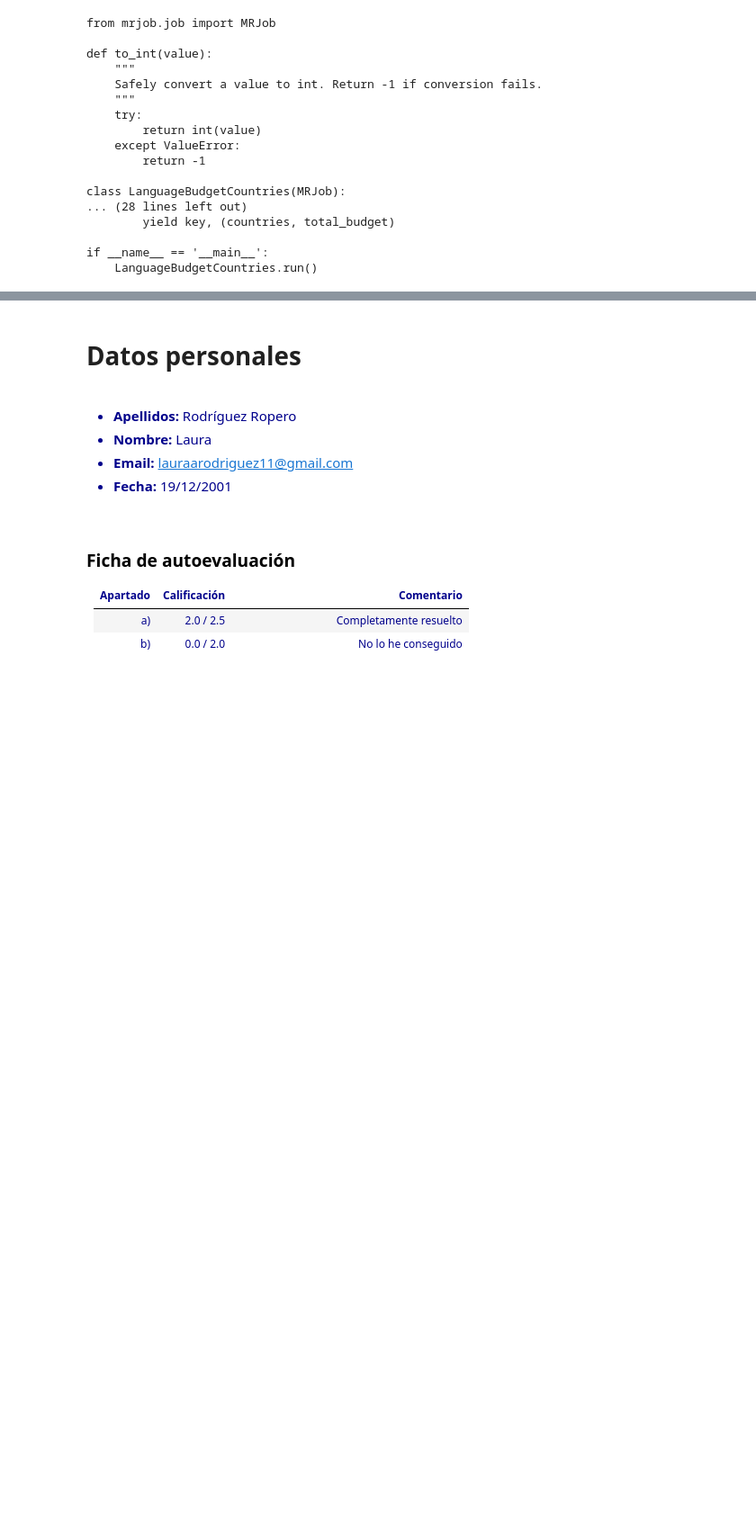
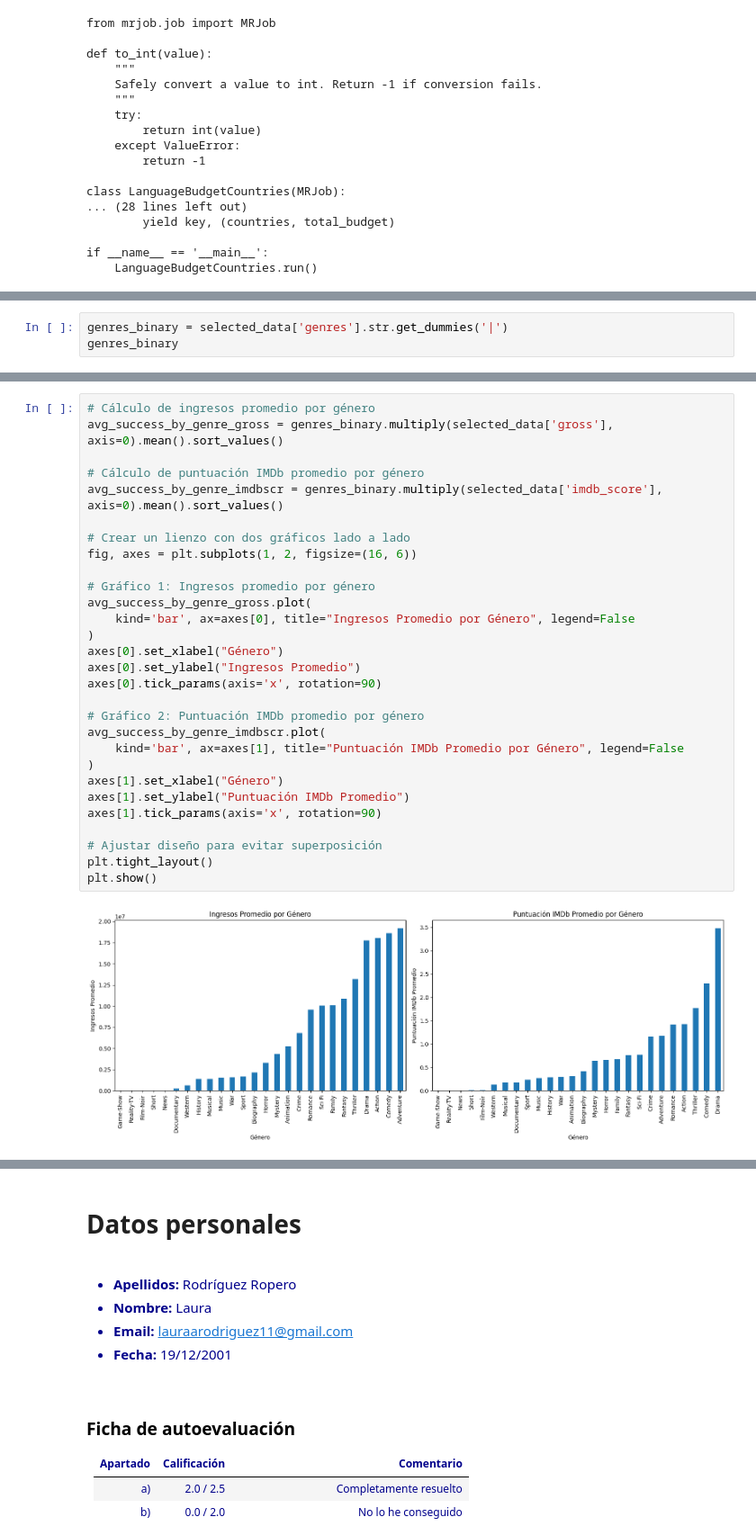
Before and after one commit to lauraarodriguez11/master_ucm, a Jupyter notebook: trabajos/4/movies_02.ipynb, the cells around one changed output, grey strips where cells are left out. Shown at 90% size. Cells and saved outputs as stored; diff of their text form; blank space fills up the shorter version.

```diff
--- a/trabajos/4/movies_02.ipynb
+++ b/trabajos/4/movies_02.ipynb
@@ -1365,0 +1530,3 @@ Tras eliminar el párrafo anterior, en verde, sustituye éste por tu enunciado,
+# %%
+genres_binary = selected_data['genres'].str.get_dummies('|')
+genres_binary
@@ -1365,0 +1547,31 @@ Tras eliminar el párrafo anterior, en verde, sustituye éste por tu enunciado,
+# %%
+# Cálculo de ingresos promedio por género
+avg_success_by_genre_gross = genres_binary.multiply(selected_data['gross'], axis=0).mean().sort_values()
+
+# Cálculo de puntuación IMDb promedio por género
+avg_success_by_genre_imdbscr = genres_binary.multiply(selected_data['imdb_score'], axis=0).mean().sort_values()
+
+# Crear un lienzo con dos gráficos lado a lado
+fig, axes = plt.subplots(1, 2, figsize=(16, 6))
+
+# Gráfico 1: Ingresos promedio por género
+avg_success_by_genre_gross.plot(
+    kind='bar', ax=axes[0], title="Ingresos Promedio por Género", legend=False
+)
+axes[0].set_xlabel("Género")
+axes[0].set_ylabel("Ingresos Promedio")
+axes[0].tick_params(axis='x', rotation=90)
+
+# Gráfico 2: Puntuación IMDb promedio por género
+avg_success_by_genre_imdbscr.plot(
+    kind='bar', ax=axes[1], title="Puntuación IMDb Promedio por Género", legend=False
+)
+axes[1].set_xlabel("Género")
+axes[1].set_ylabel("Puntuación IMDb Promedio")
+axes[1].tick_params(axis='x', rotation=90)
+
+# Ajustar diseño para evitar superposición
+plt.tight_layout()
+plt.show()
+# %% [output]
+[figure, added]
```
Also changed, not shown: parts of 18 cells of this notebook.
